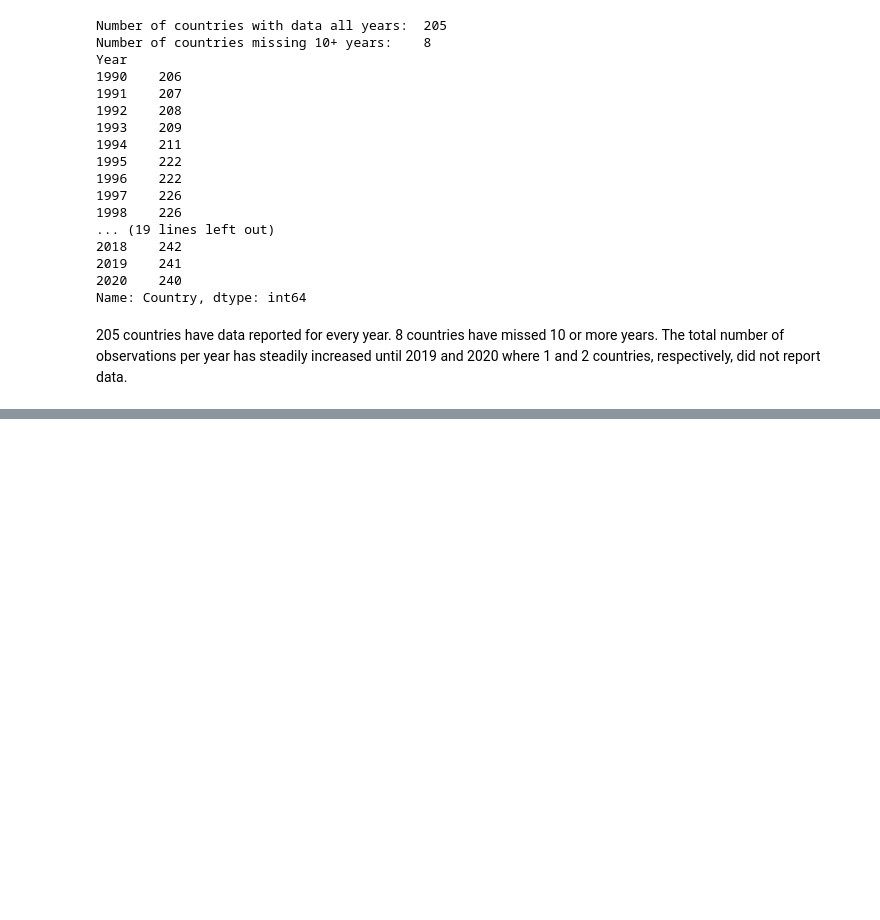
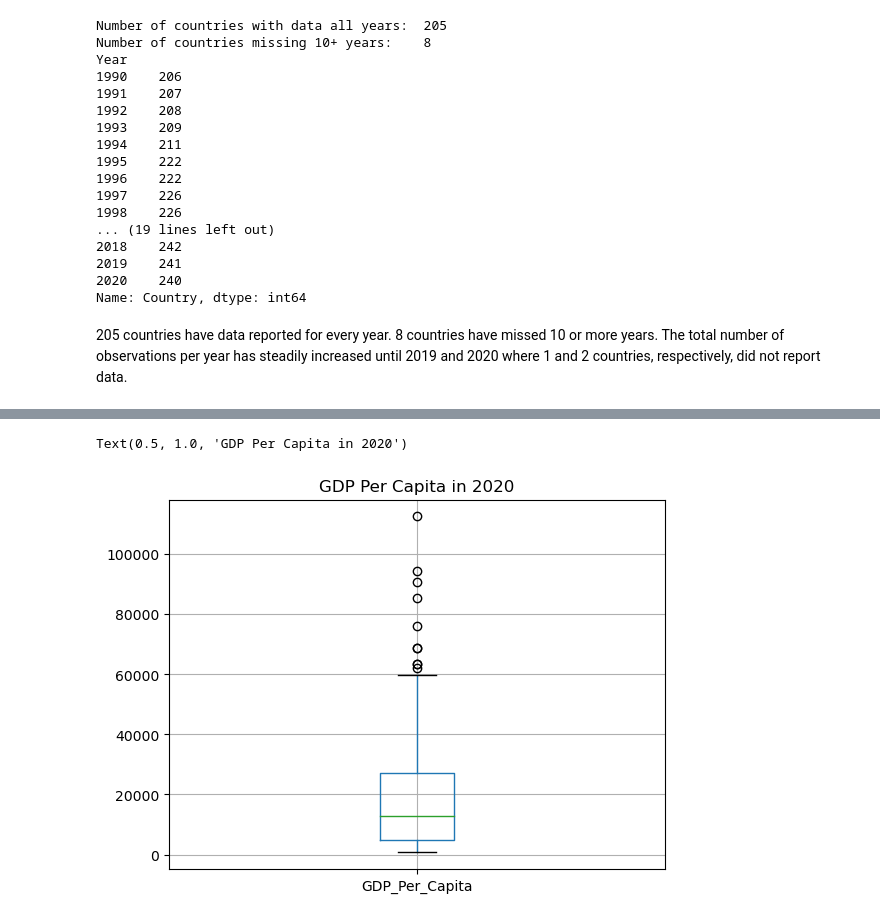
Before and after one commit to NSS-Data-Analytics-Cohort-8/gdp-and-internet-usage-thenicknash, a Jupyter notebook: notebooks/un_project.ipynb, the cells around one changed output, grey strips where cells are left out. Cells and saved outputs as stored; diff of their text form; code cells hidden in the pictures; blank space fills up the shorter version.

```diff
--- a/notebooks/un_project.ipynb
+++ b/notebooks/un_project.ipynb
@@ -89,0 +106,7 @@ Name: Country, dtype: int64
+# %%
+
+gdp_df_2020.boxplot('GDP_Per_Capita')
+plt.title('GDP Per Capita in 2020')
+# %% [output]
+Text(0.5, 1.0, 'GDP Per Capita in 2020')
+[figure, added]
```
Also changed, not shown: parts of 11 cells of this notebook.
